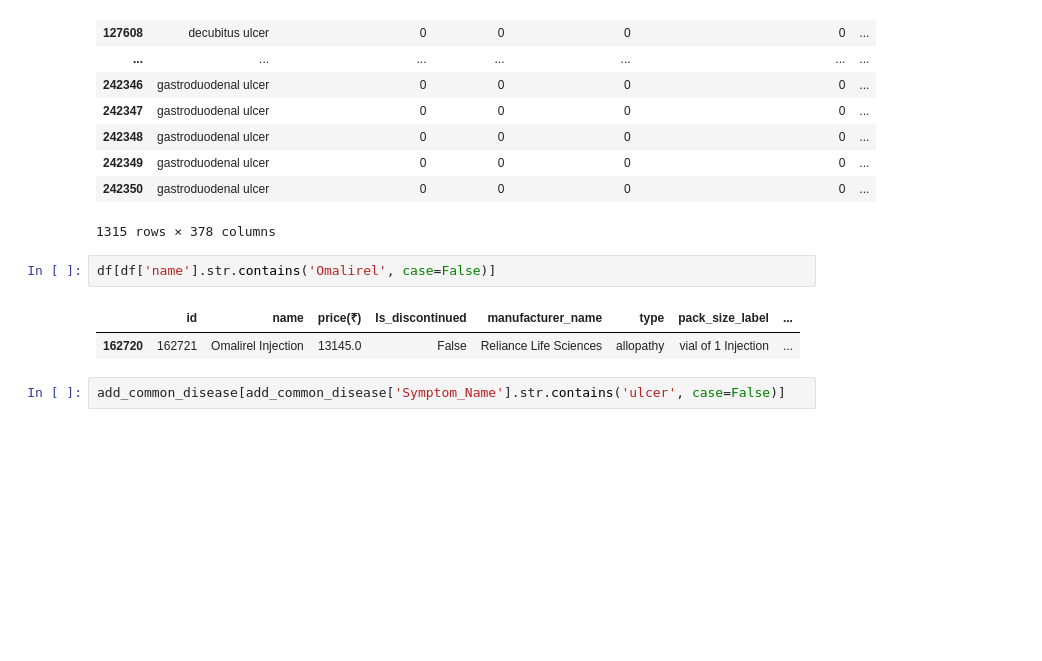
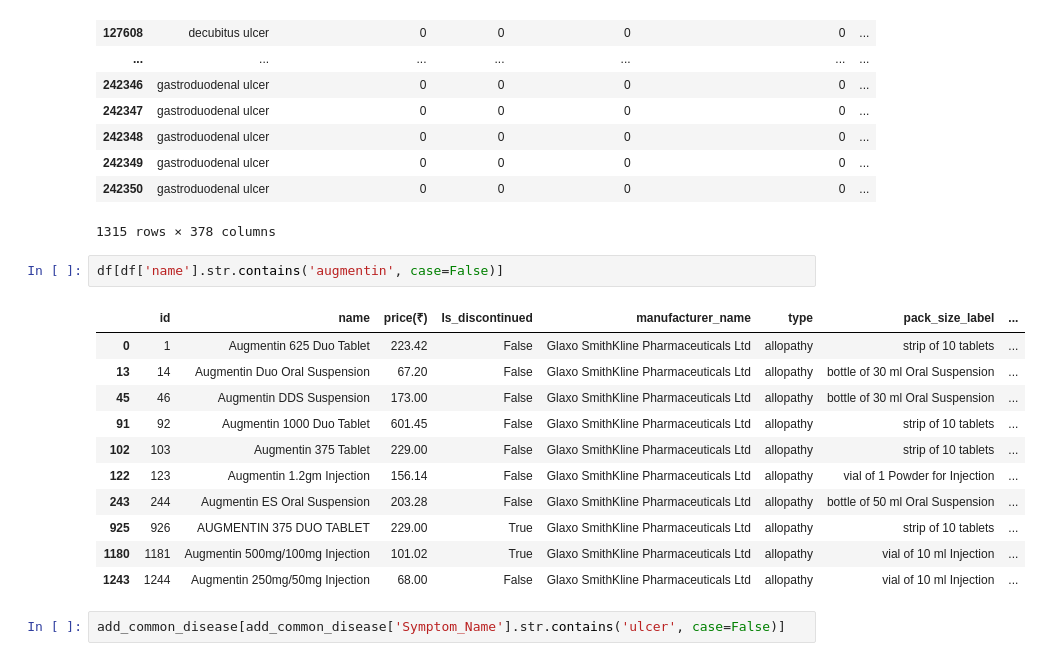
Before and after one commit to Rajaprabu9488/medical_chatbot, a Jupyter notebook: models/nlp_training.ipynb, the cells around one changed output. Drawn from its saved outputs; the diff is of its cells as text; blank space fills up the shorter version.

```diff
--- a/models/nlp_training.ipynb
+++ b/models/nlp_training.ipynb
@@ -317,10 +349,19 @@ disease_dataset[disease_dataset['diseases'].str.contains('ulcer', case=False)]
 | 242350 | gastroduodenal ulcer | 0 | 0 | 0 | 0 | ... |
 1315 rows × 378 columns
 # %%
-df[df['name'].str.contains('Omalirel', case=False)]
+df[df['name'].str.contains('augmentin', case=False)]
 # %% [output]
 |  | id | name | price(₹) | Is_discontinued | manufacturer_name | type | pack_size_label | ... |
-| 162720 | 162721 | Omalirel Injection | 13145.0 | False | Reliance Life Sciences | allopathy | vial of 1 Injection | ... |
+| 0 | 1 | Augmentin 625 Duo Tablet | 223.42 | False | Glaxo SmithKline Pharmaceuticals Ltd | allopathy | strip of 10 tablets | ... |
+| 13 | 14 | Augmentin Duo Oral Suspension | 67.20 | False | Glaxo SmithKline Pharmaceuticals Ltd | allopathy | bottle of 30 ml Oral Suspension | ... |
+| 45 | 46 | Augmentin DDS Suspension | 173.00 | False | Glaxo SmithKline Pharmaceuticals Ltd | allopathy | bottle of 30 ml Oral Suspension | ... |
+| 91 | 92 | Augmentin 1000 Duo Tablet | 601.45 | False | Glaxo SmithKline Pharmaceuticals Ltd | allopathy | strip of 10 tablets | ... |
+| 102 | 103 | Augmentin 375 Tablet | 229.00 | False | Glaxo SmithKline Pharmaceuticals Ltd | allopathy | strip of 10 tablets | ... |
+| 122 | 123 | Augmentin 1.2gm Injection | 156.14 | False | Glaxo SmithKline Pharmaceuticals Ltd | allopathy | vial of 1 Powder for Injection | ... |
+| 243 | 244 | Augmentin ES Oral Suspension | 203.28 | False | Glaxo SmithKline Pharmaceuticals Ltd | allopathy | bottle of 50 ml Oral Suspension | ... |
+| 925 | 926 | AUGMENTIN 375 DUO TABLET | 229.00 | True | Glaxo SmithKline Pharmaceuticals Ltd | allopathy | strip of 10 tablets | ... |
+| 1180 | 1181 | Augmentin 500mg/100mg Injection | 101.02 | True | Glaxo SmithKline Pharmaceuticals Ltd | allopathy | vial of 10 ml Injection | ... |
+| 1243 | 1244 | Augmentin 250mg/50mg Injection | 68.00 | False | Glaxo SmithKline Pharmaceuticals Ltd | allopathy | vial of 10 ml Injection | ... |
 # %%
 add_common_disease[add_common_disease['Symptom_Name'].str.contains('ulcer', case=False)]
 # %% [output]
```
Also changed, not shown: parts of 13 cells of this notebook, 24 other files.
